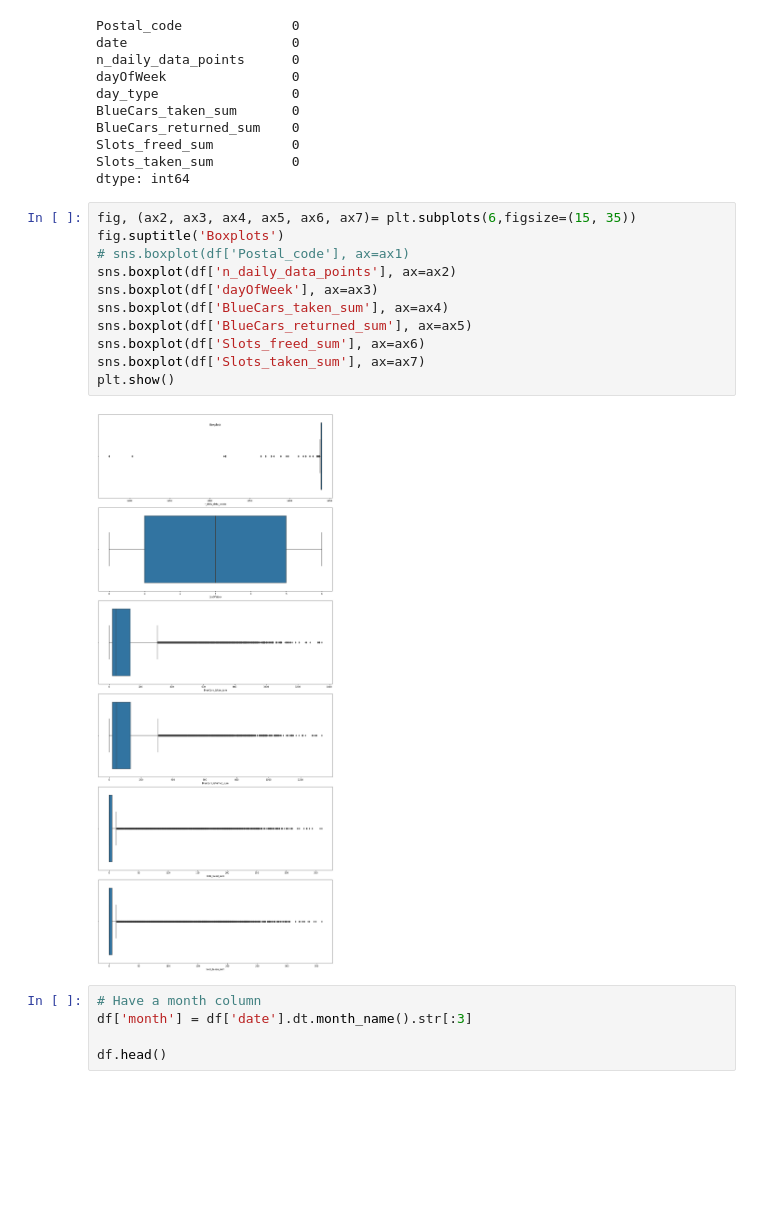
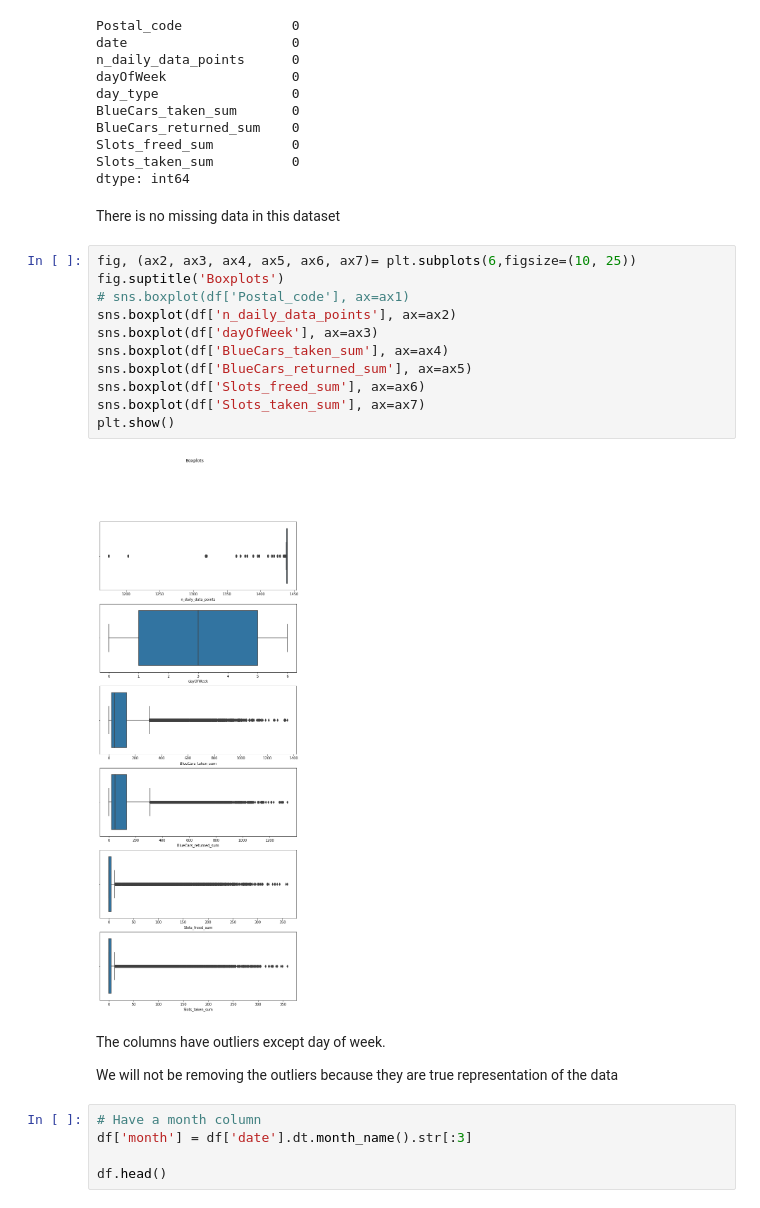
Before and after one commit to WilkisterMbaka/Autolib-EDA-and-Hypotheses-Testing-, a Jupyter notebook: Moringa_Data_Science_Core_W4_Independent_Project_2022_05_Wilkister_Mbaka.ipynb, the cells around one changed output. Saved outputs shown, nothing was run; the diff lists cells and outputs as text; blank space fills up the shorter version.

```diff
--- a/Moringa_Data_Science_Core_W4_Independent_Project_2022_05_Wilkister_Mbaka.ipynb
+++ b/Moringa_Data_Science_Core_W4_Independent_Project_2022_05_Wilkister_Mbaka.ipynb
@@ -246,19 +251,25 @@ BlueCars_returned_sum    0
 Slots_freed_sum          0
 Slots_taken_sum          0
 dtype: int64
+# %% [markdown]
+There is no missing data in this dataset
 # %%
-fig, (ax2, ax3, ax4, ax5, ax6, ax7)= plt.subplots(6,figsize=(15, 35))
+fig, (ax2, ax3, ax4, ax5, ax6, ax7)= plt.subplots(6,figsize=(10, 25))
 fig.suptitle('Boxplots')
 # sns.boxplot(df['Postal_code'], ax=ax1)
 sns.boxplot(df['n_daily_data_points'], ax=ax2)
 sns.boxplot(df['dayOfWeek'], ax=ax3)
 sns.boxplot(df['BlueCars_taken_sum'], ax=ax4)
 sns.boxplot(df['BlueCars_returned_sum'], ax=ax5)
 sns.boxplot(df['Slots_freed_sum'], ax=ax6)
 sns.boxplot(df['Slots_taken_sum'], ax=ax7)
 plt.show()
 # %% [output]
-[figure, old version]
+[figure, new version]
+# %% [markdown]
+The columns have outliers except day of week.
+
+We will not be removing the outliers because they are true representation of the data
 # %%
 # Have a month column
 df['month'] = df['date'].dt.month_name().str[:3]
```
Also changed, not shown: parts of 24 cells of this notebook.
